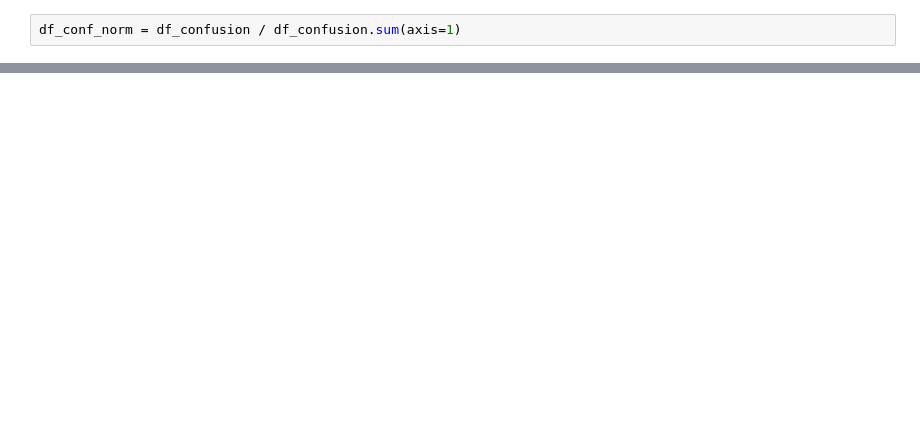
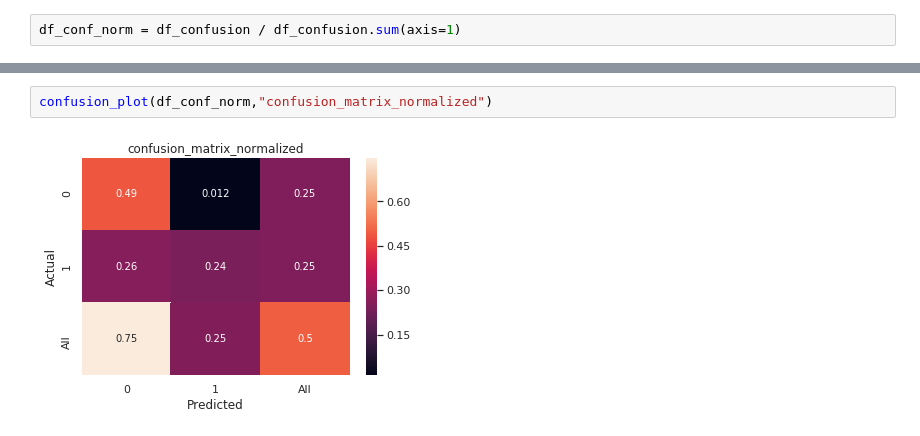
Before and after one commit to edwinjosechittilappilly/FR_CUSAT, a Jupyter notebook: confusion_matrix.ipynb, the cells around one changed output, grey strips where cells are left out. Drawn from its saved outputs; the diff is of its cells as text; blank space fills up the shorter version.

```diff
--- a/confusion_matrix.ipynb
+++ b/confusion_matrix.ipynb
@@ -256,0 +173,4 @@ matshow(A, fignum=None, **kwargs)
+# %%
+confusion_plot(df_conf_norm,"confusion_matrix_normalized")
+# %% [output]
+[figure, added]
```
Also changed, not shown: parts of 17 cells of this notebook, 18 other files.
